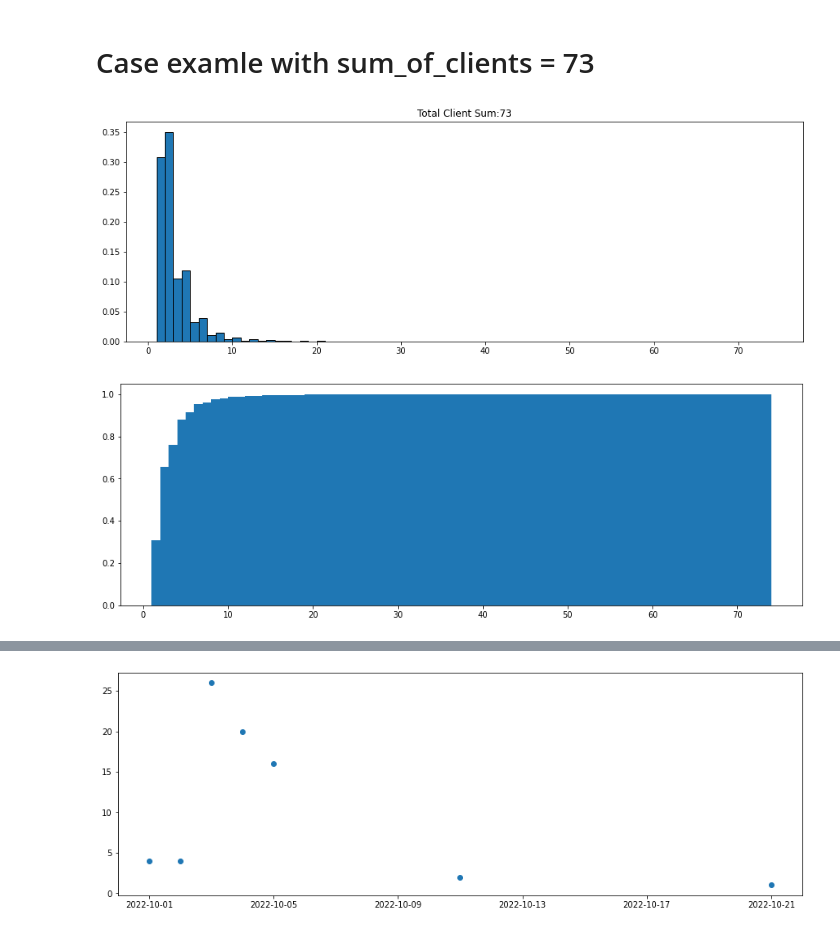
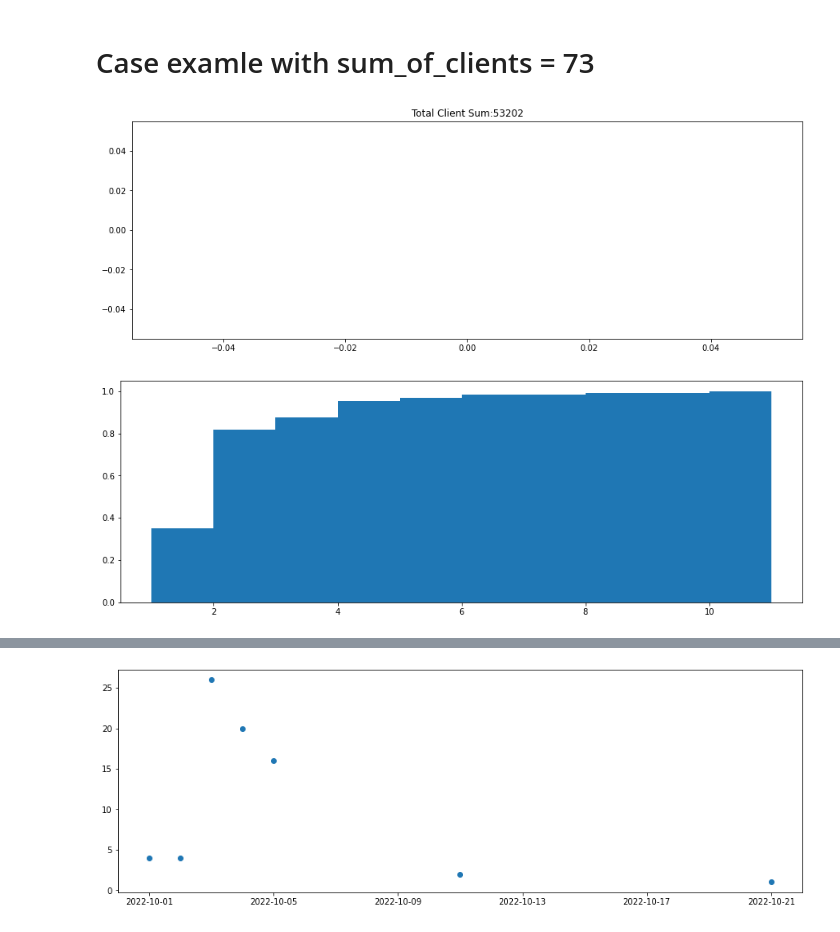
Before and after one commit to IntrusionINTZ/UniversityOfMontana_2023Spring, a Jupyter notebook: Luke/AnomalyFinder.ipynb, the cells around one changed output, grey strips where cells are left out. Cells and saved outputs as stored; diff of their text form; code cells hidden in the pictures.

```diff
--- a/Luke/AnomalyFinder.ipynb
+++ b/Luke/AnomalyFinder.ipynb
@@ -117,20 +127,20 @@ plt.yscale('log')
 # %% [markdown]
 # Case examle with sum_of_clients = 73
 # %%
-sum_of_clients = 73
+sum_of_clients = 53202
 num_bins = sum_of_clients+1
 
 test = df.loc[df.client_sum_group==sum_of_clients]
 
 a, b = 1, sum_of_clients+1
 
 plt.figure(figsize=(15,5))
 plt.hist(test.num_clients, bins=np.linspace(a, b, num_bins),
          density=True, edgecolor='black')
 plt.title("Total Client Sum:" + str(sum_of_clients))
 plt.show()
 # %% [output]
-[figure, old version]
+[figure, new version]
 # %%
 plt.figure(figsize=(15,5))
 pds, bins, patches = plt.hist(test.num_clients, bins=np.linspace(a, b, num_bins), cumulative=True, density=True)
@@ -141,7 +151,7 @@ for i in range(len(pds)):
 
 plt.show()
 # %% [output]
-[figure, old version]
+[figure, new version]
 # %%
 # probability that an observation is greater than or equal to 1, 2, ... sum_of_clients
 probs = list(1-pds)
```
Also changed, not shown: parts of 10 cells of this notebook, 1 other file.
